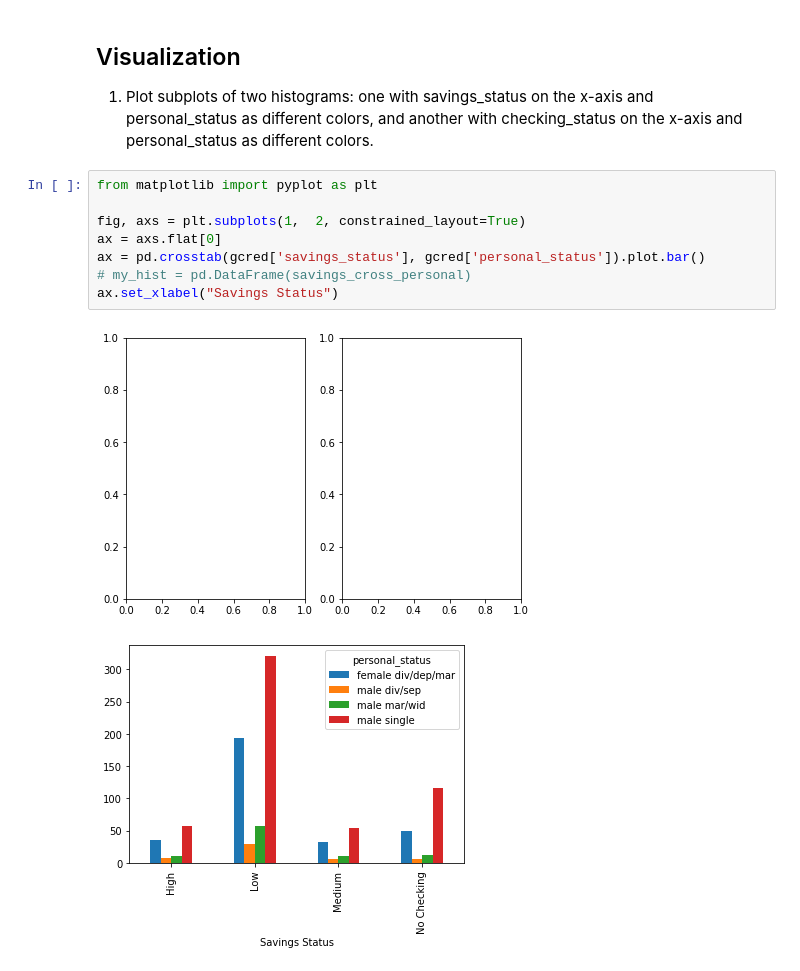
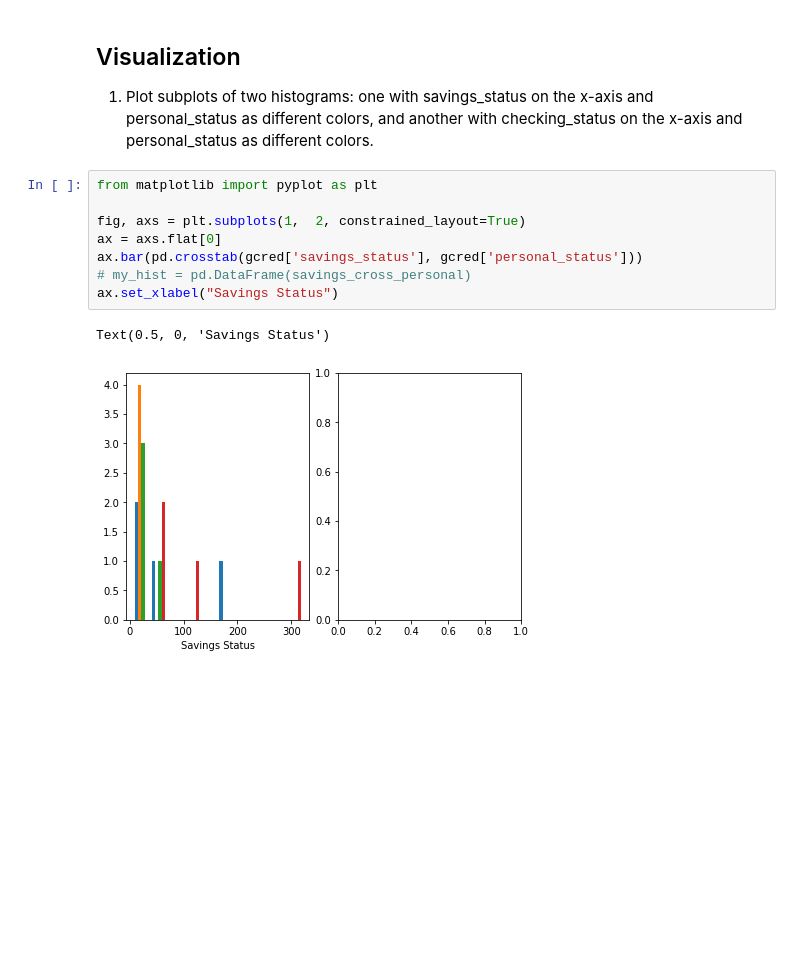
Before and after one commit to benwang2/obsidian-f22, a Jupyter notebook: Rutgers/2022 Fall/210/Assignments/Homework 3/src/german_credit.ipynb, the cells around one changed output. Saved outputs shown, nothing was run; the diff lists cells and outputs as text; blank space fills up the shorter version.

```diff
--- a/Rutgers/2022 Fall/210/Assignments/Homework 3/src/german_credit.ipynb
+++ b/Rutgers/2022 Fall/210/Assignments/Homework 3/src/german_credit.ipynb
@@ -233,11 +233,11 @@ Most common savings status: Low
 # %%
 from matplotlib import pyplot as plt
 
 fig, axs = plt.subplots(1,  2, constrained_layout=True)
 ax = axs.flat[0]
-ax = pd.crosstab(gcred['savings_status'], gcred['personal_status']).plot.bar()
+ax.bar(pd.crosstab(gcred['savings_status'], gcred['personal_status']))
 # my_hist = pd.DataFrame(savings_cross_personal)
 ax.set_xlabel("Savings Status")
 # %% [output]
+Text(0.5, 0, 'Savings Status')
-[figure, old version]
+[figure, new version]
-[figure, removed]
```
